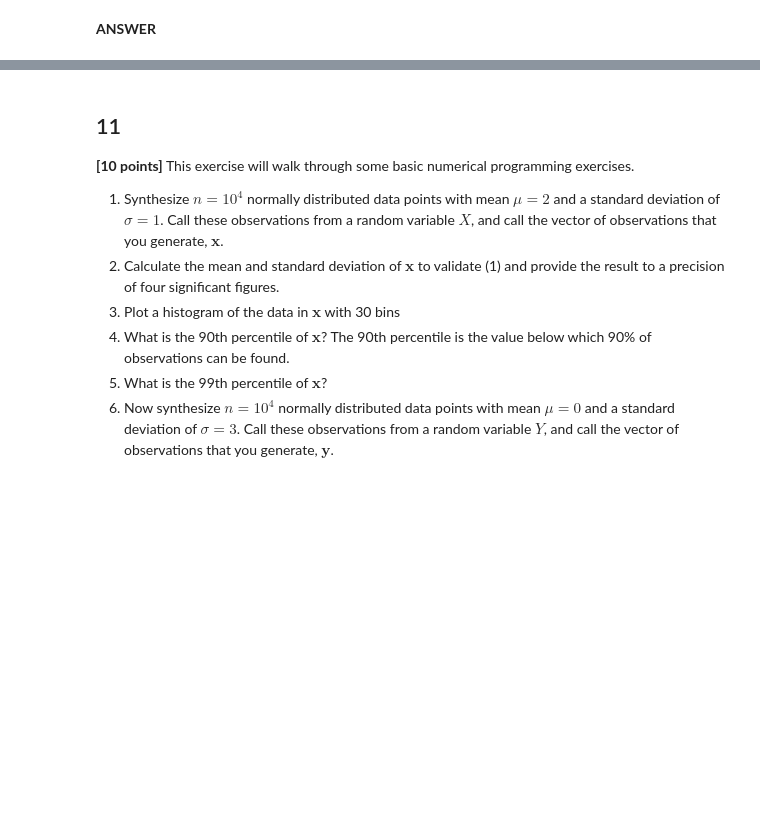
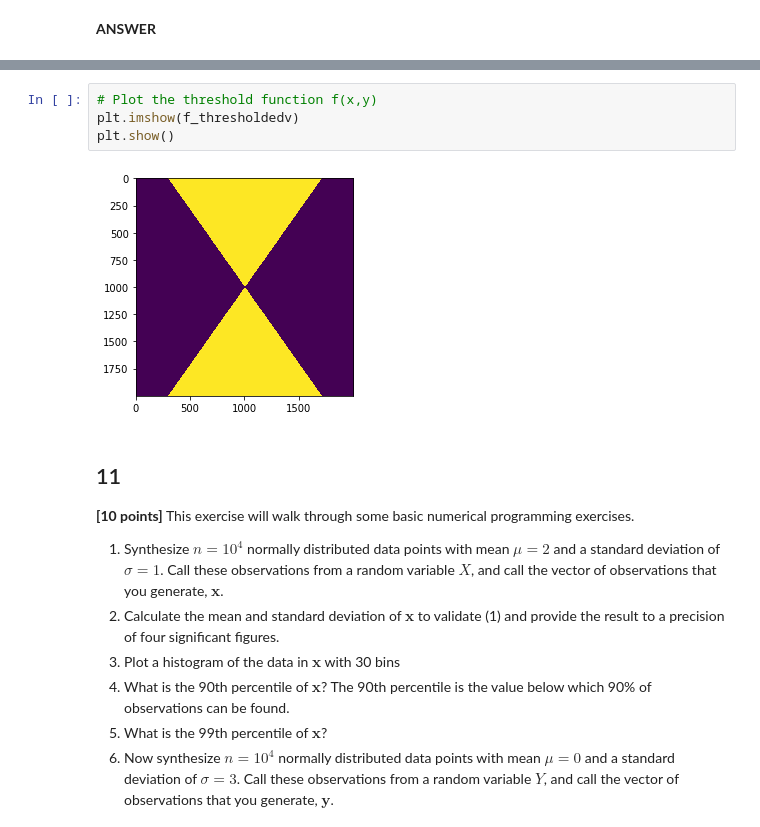
Before and after one commit to kylebradbury/ids705_sp2020, a Jupyter notebook: assignments/Assignment_1.ipynb, the cells around one changed output, grey strips where cells are left out. Drawn from its saved outputs; the diff is of its cells as text; blank space fills up the shorter version.

```diff
--- a/assignments/Assignment_1.ipynb
+++ b/assignments/Assignment_1.ipynb
@@ -222,3 +636,9 @@ time_nonvectorized = t1 - t0
+# %%
+# Plot the threshold function f(x,y)
+plt.imshow(f_thresholdedv)
+plt.show()
+# %% [output]
+[figure, added]
 # %% [markdown]
 ## 11
 **[10 points]** This exercise will walk through some basic numerical programming exercises.
```
Also changed, not shown: parts of 70 cells of this notebook, 1 other file.
